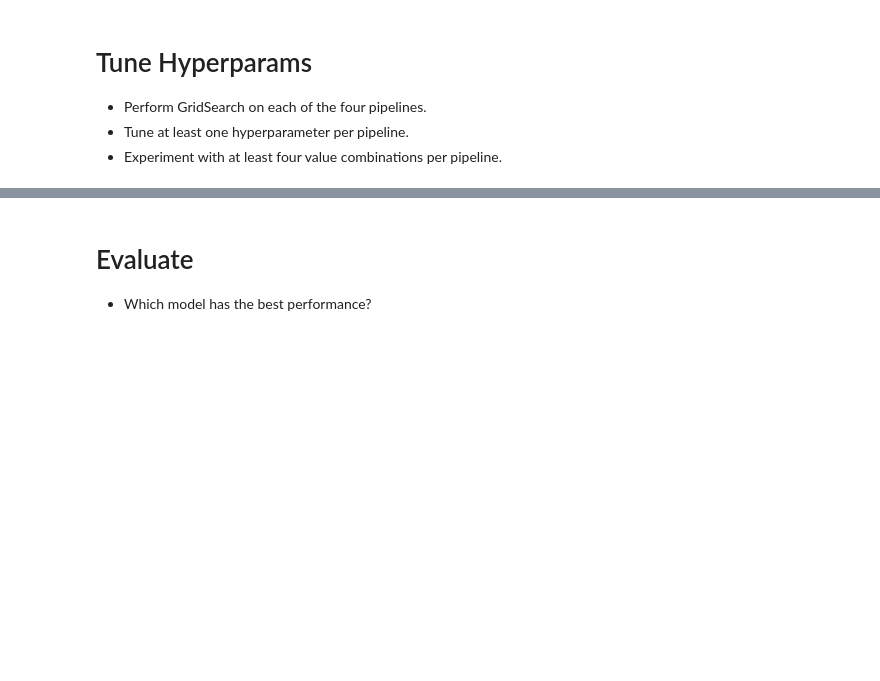
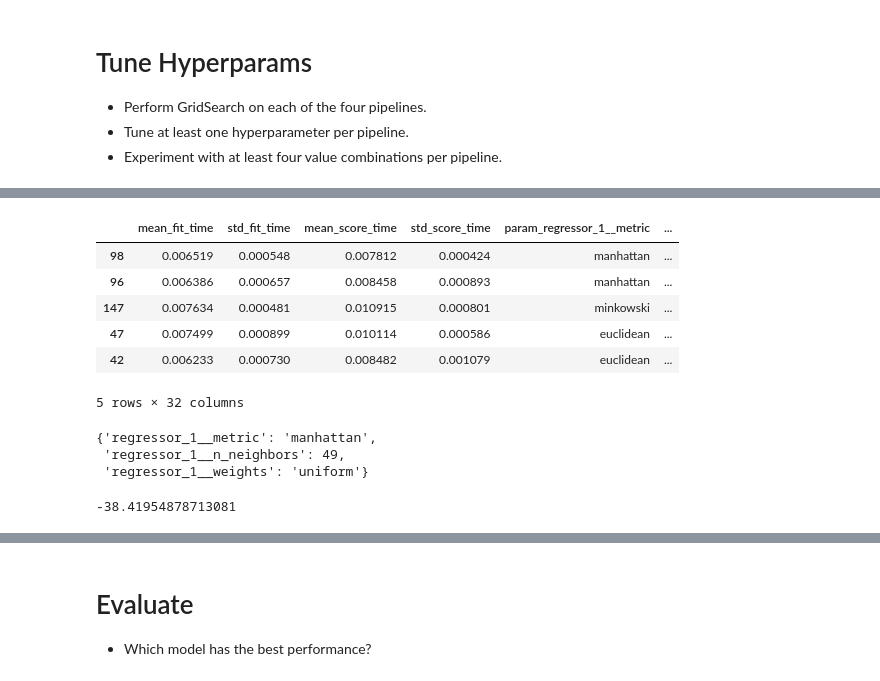
Before and after one commit to jcpeinado/production, a Jupyter notebook: 02_activities/assignments/assignment_2.ipynb, the cells around one changed output, grey strips where cells are left out. Cells and saved outputs as stored; diff of their text form; code cells hidden in the pictures; blank space fills up the shorter version.

```diff
--- a/02_activities/assignments/assignment_2.ipynb
+++ b/02_activities/assignments/assignment_2.ipynb
@@ -148,7 +149,7 @@ numeric_ns_variable = ['coord_x', 'coord_y']
 feature_df = fires_dt.drop(columns="area")
 
 #Target data = y (response)
-target_df = fires_dt[['area']]
+target_df = fires_dt['area']
 
 #Numeric scalable features
 numeric_feature_df = fires_dt[numeric_variable]
@@ -343,3 +364,16 @@ Pipeline(steps=[('preprocessing_2',
 + Perform GridSearch on each of the four pipelines.
 + Tune at least one hyperparameter per pipeline.
 + Experiment with at least four value combinations per pipeline.
+# %%
+scoring = {
+    'RMSE': 'neg_root_mean_squared_error',
+    'MAE': 'neg_mean_absolute_error',
+    'R2': 'r2'
+}
+# %%
+#param_grid knn
+param_grid_knn = {
+    'regressor_1__n_neighbors': range(1, 50, 2),  # Odd values to prevent ties
+    'regressor_1__weights': ['uniform', 'distance'],  # Uniform (equal weight), Distance (inverse distance weighted)
+    'regressor_1__metric': ['euclidean', 'manhattan', 'minkowski']  # Distance metrics
+}
@@ -346,15 +390,11 @@ Pipeline(steps=[('preprocessing_2',
 # %%
+#Pipeline_A
 
-knn_r_scoring = ['root_mean_squared_error', 'mean_absolute_error']
+grid_cv_a = GridSearchCV(
+    estimator=pipeline_a,
+    param_grid=param_grid_knn,
+    scoring = scoring,
+    cv = 5,
+    refit = "RMSE")
 
-param_grid = {'n_neighbors': range(1,200)}
-param_grid
-
-
-grid_cv = GridSearchCV(
-    estimator=,
-    param_grid=param_grid,
-    scoring = knn_r_scoring,
-    cv = 5,
-    refit = "root_mean_squared_error")
-grid_cv.fit(X_train, Y_train)
+grid_cv_a.fit(X_train, Y_train)
@@ -360,0 +534,25 @@ grid_cv.fit(X_train, Y_train)
+# %%
+#Results
+#pipe A
+results_a = grid_cv_a.cv_results_
+results_a = pd.DataFrame(results_a)
+results_a.columns
+results_a.sort_values('rank_test_RMSE').head()
+# %% [output]
+|  | mean_fit_time | std_fit_time | mean_score_time | std_score_time | param_regressor_1__metric | ... |
+| 98 | 0.006519 | 0.000548 | 0.007812 | 0.000424 | manhattan | ... |
+| 96 | 0.006386 | 0.000657 | 0.008458 | 0.000893 | manhattan | ... |
+| 147 | 0.007634 | 0.000481 | 0.010915 | 0.000801 | minkowski | ... |
+| 47 | 0.007499 | 0.000899 | 0.010114 | 0.000586 | euclidean | ... |
+| 42 | 0.006233 | 0.000730 | 0.008482 | 0.001079 | euclidean | ... |
+5 rows × 32 columns
+# %%
+grid_cv_a.best_params_
+# %% [output]
+{'regressor_1__metric': 'manhattan',
+ 'regressor_1__n_neighbors': 49,
+ 'regressor_1__weights': 'uniform'}
+# %%
+grid_cv_a.best_score_
+# %% [output]
+-38.41954878713081
```
Also changed, not shown: parts of 23 cells of this notebook.
